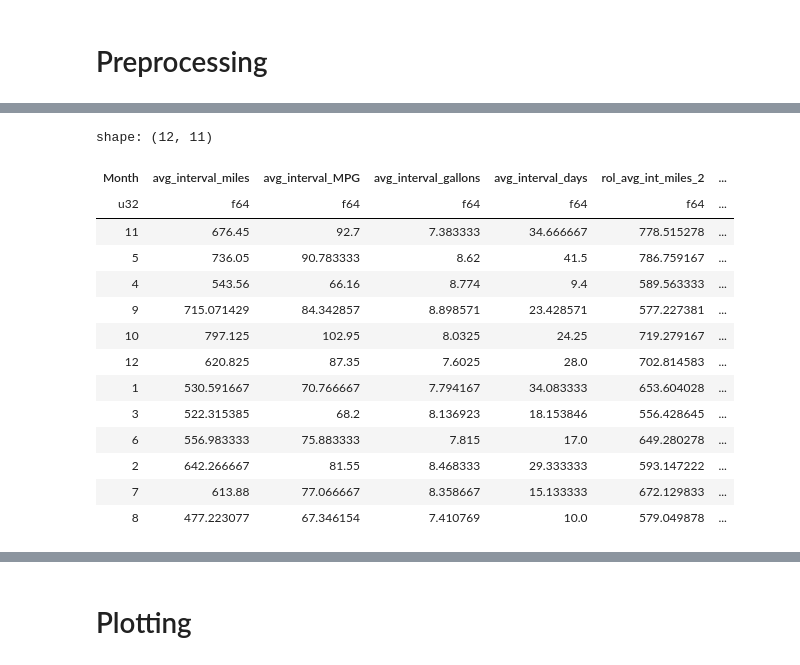
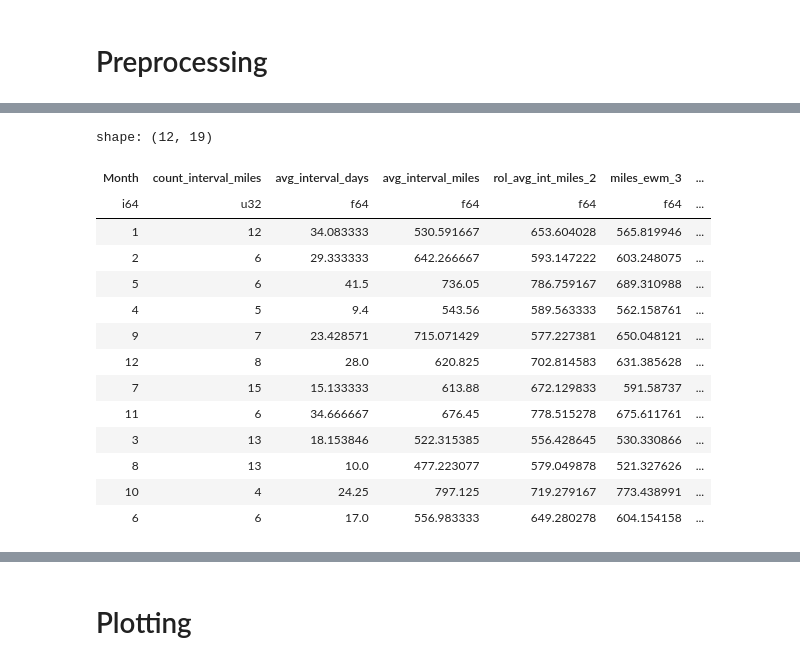
Before and after one commit to idsts2670/statistical-analysis, a Jupyter notebook: 582/Applied_MS_Exam/MS_exam.ipynb, the cells around one changed output, grey strips where cells are left out. Cells and saved outputs as stored; diff of their text form; code cells hidden in the pictures.

```diff
--- a/582/Applied_MS_Exam/MS_exam.ipynb
+++ b/582/Applied_MS_Exam/MS_exam.ipynb
@@ -78,6 +79,6 @@ def read_csv(name, **kwrgs):
     print(f'Load: {path}')
     return pl.read_csv(path, **kwrgs)
 # %%
-df = read_csv('Prius_Prime')
+df = read_csv('Prius_Prime_v2')
 df.head()
 # %% [output]
@@ -152 +138,14 @@ shape: (5, 24)
+# %%
+## sort the data by date and set the sorted index to date
+df2 = df2.sort("Date").set_sorted("Date")
+df2 = df2.with_columns(
+    # interval mpg mean
+    rol_avg_int_mpg_2 = pl.mean("interval_MPG_hand_calculated").rolling(index_column="Date", period="2mo"),
+    int_mpg_ewm_3 = pl.col("interval_MPG_hand_calculated").ewm_mean(span=3),
+    int_mpg_std_3 = pl.col("interval_MPG_hand_calculated").ewm_std(span=3),
+    # interval mpg diff mean
+    rol_avg_int_mpg_diff_2 = pl.mean("interval_mpg_diff").rolling(index_column="Date", period="2mo"),
+    int_mpg_diff_ewm_3 = pl.col("interval_mpg_diff").ewm_mean(span=3),
+    int_mpg_diff_std_3 = pl.col("interval_mpg_diff").ewm_std(span=3)
+)
 # %%
@@ -179,32 +189,44 @@ shape: (7, 12)
 # %%
-# calculate the year rolling (2months) average temperature
+# calculate an average of each col by month
 df2_by_month = df2.group_by("Month").agg(
+    pl.col("interval_miles").count().alias("count_interval_miles"),
+    pl.col("interval_days").mean().alias("avg_interval_days"),
+    # interval miles
     pl.col("interval_miles").mean().alias("avg_interval_miles"),
-    pl.col("interval_MPG").mean().alias("avg_interval_MPG"),
+    pl.col("rol_avg_int_miles_2").mean().alias("rol_avg_int_miles_2"),
+    pl.col("miles_ewm_3").mean().alias("miles_ewm_3"),
+    pl.col("miles_rol_std_3").mean().alias("miles_rol_std_3"),
+    # interval gallons
     pl.col("interval_gallons").mean().alias("avg_interval_gallons"),
-    pl.col("interval_days").mean().alias("avg_interval_days"),
-    pl.col("rol_avg_int_miles_2").mean().alias("rol_avg_int_miles_2"),
     pl.col("rol_avg_int_gallons_2").mean().alias("rol_avg_int_gallons_2"),
     pl.col("gallons_ewm_3").mean().alias("gallons_ewm_3"),
-    pl.col("miles_ewm_3").mean().alias("miles_ewm_3"),
     pl.col("gallons_rol_std_3").mean().alias("gallons_rol_std_3"),
-    pl.col("miles_rol_std_3").mean().alias("miles_rol_std_3"),
+    # interval MPG
+    pl.col("interval_MPG").mean().alias("avg_interval_MPG"),
+    pl.col("rol_avg_int_mpg_2").mean().alias("rol_avg_int_mpg_2"),
+    pl.col("int_mpg_ewm_3").mean().alias("int_mpg_ewm_3"),
+    pl.col("int_mpg_std_3").mean().alias("int_mpg_std_3"),
+    # interval MPG diff
+    pl.col("interval_mpg_diff").mean().alias("avg_interval_mpg_diff"),
+    pl.col("rol_avg_int_mpg_diff_2").mean().alias("rol_avg_int_mpg_diff_2"),
+    pl.col("int_mpg_diff_ewm_3").mean().alias("int_mpg_diff_ewm_3"),
+    pl.col("int_mpg_diff_std_3").mean().alias("int_mpg_diff_std_3")
 )
 df2_by_month
 # %% [output]
-shape: (12, 11)
+shape: (12, 19)
-| Month | avg_interval_miles | avg_interval_MPG | avg_interval_gallons | avg_interval_days | rol_avg_int_miles_2 | ... |
-| u32 | f64 | f64 | f64 | f64 | f64 | ... |
-| 11 | 676.45 | 92.7 | 7.383333 | 34.666667 | 778.515278 | ... |
-| 5 | 736.05 | 90.783333 | 8.62 | 41.5 | 786.759167 | ... |
-| 4 | 543.56 | 66.16 | 8.774 | 9.4 | 589.563333 | ... |
-| 9 | 715.071429 | 84.342857 | 8.898571 | 23.428571 | 577.227381 | ... |
-| 10 | 797.125 | 102.95 | 8.0325 | 24.25 | 719.279167 | ... |
-| 12 | 620.825 | 87.35 | 7.6025 | 28.0 | 702.814583 | ... |
-| 1 | 530.591667 | 70.766667 | 7.794167 | 34.083333 | 653.604028 | ... |
-| 3 | 522.315385 | 68.2 | 8.136923 | 18.153846 | 556.428645 | ... |
-| 6 | 556.983333 | 75.883333 | 7.815 | 17.0 | 649.280278 | ... |
-| 2 | 642.266667 | 81.55 | 8.468333 | 29.333333 | 593.147222 | ... |
-| 7 | 613.88 | 77.066667 | 8.358667 | 15.133333 | 672.129833 | ... |
-| 8 | 477.223077 | 67.346154 | 7.410769 | 10.0 | 579.049878 | ... |
+| Month | count_interval_miles | avg_interval_days | avg_interval_miles | rol_avg_int_miles_2 | miles_ewm_3 | ... |
+| i64 | u32 | f64 | f64 | f64 | f64 | ... |
+| 1 | 12 | 34.083333 | 530.591667 | 653.604028 | 565.819946 | ... |
+| 2 | 6 | 29.333333 | 642.266667 | 593.147222 | 603.248075 | ... |
+| 5 | 6 | 41.5 | 736.05 | 786.759167 | 689.310988 | ... |
+| 4 | 5 | 9.4 | 543.56 | 589.563333 | 562.158761 | ... |
+| 9 | 7 | 23.428571 | 715.071429 | 577.227381 | 650.048121 | ... |
+| 12 | 8 | 28.0 | 620.825 | 702.814583 | 631.385628 | ... |
+| 7 | 15 | 15.133333 | 613.88 | 672.129833 | 591.58737 | ... |
+| 11 | 6 | 34.666667 | 676.45 | 778.515278 | 675.611761 | ... |
+| 3 | 13 | 18.153846 | 522.315385 | 556.428645 | 530.330866 | ... |
+| 8 | 13 | 10.0 | 477.223077 | 579.049878 | 521.327626 | ... |
+| 10 | 4 | 24.25 | 797.125 | 719.279167 | 773.438991 | ... |
+| 6 | 6 | 17.0 | 556.983333 | 649.280278 | 604.154158 | ... |
 # %%
```
Also changed, not shown: parts of 33 cells of this notebook, 6 other files.
